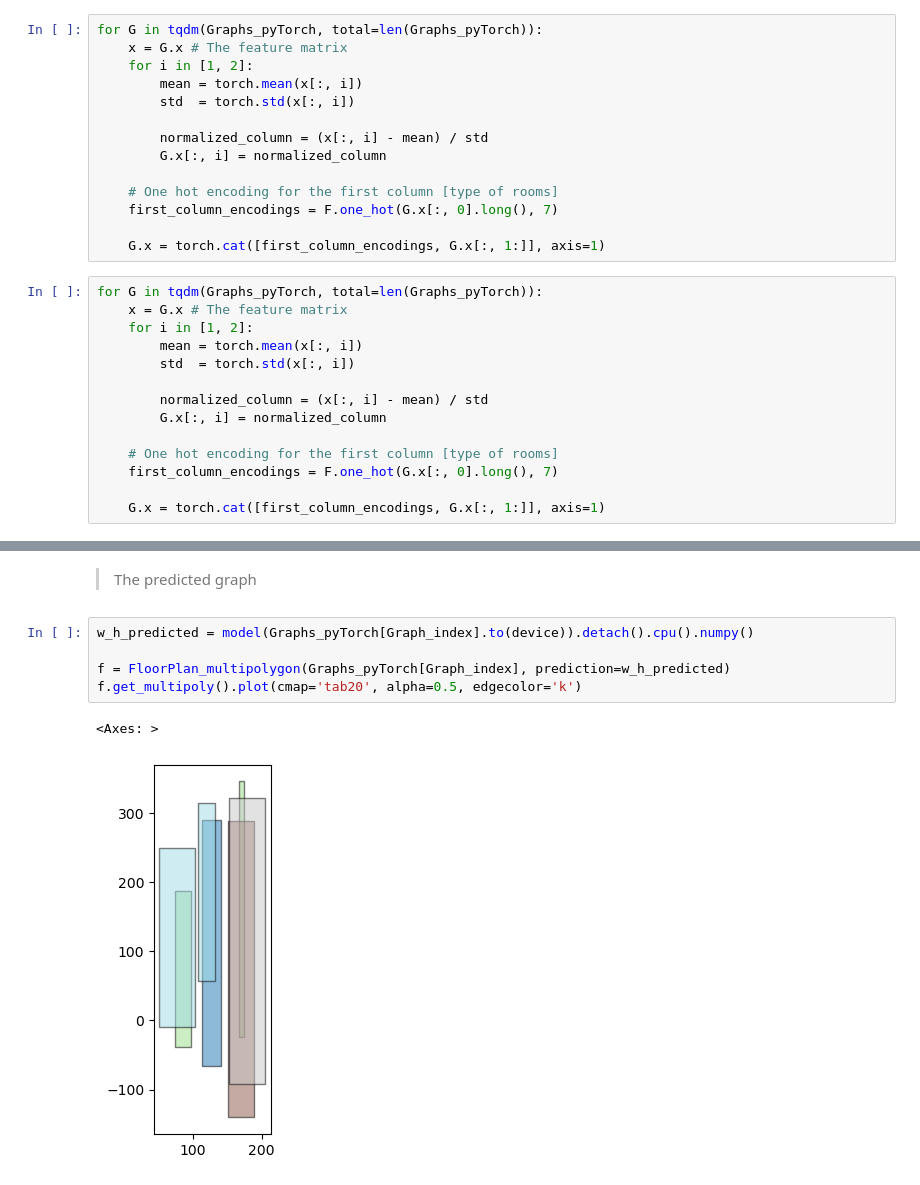
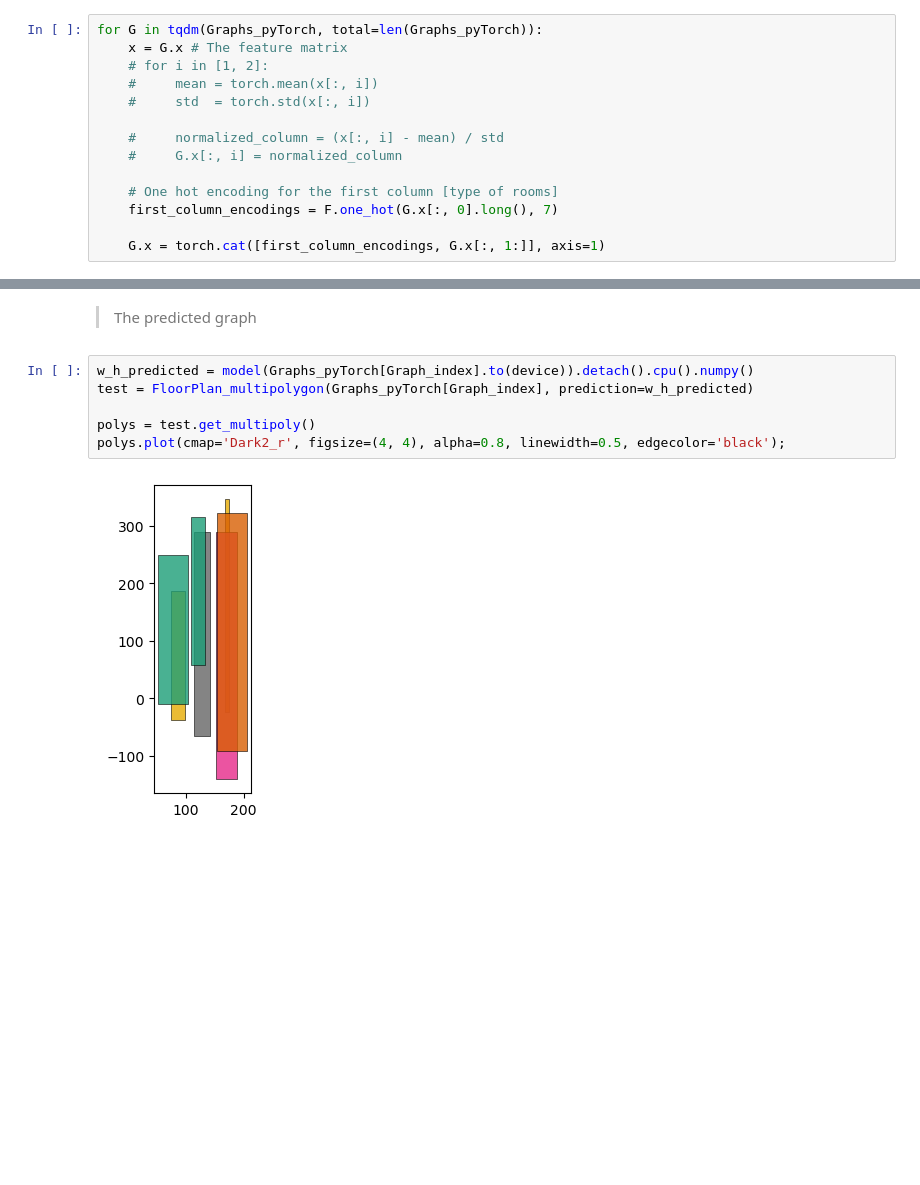
Before and after one commit to mo7amed7assan1911/Floor_Plan_Generation_using_GNNs, a Jupyter notebook: Regressions/squares_w_h/Testing_The_model.ipynb, the cells around one changed output, grey strips where cells are left out. Cells and saved outputs as stored; diff of their text form; blank space fills up the shorter version.

Commit message:
Solve a problem in one hot encoding, but there is a problem that the inputs needed to not be normalized with GeoSeries.plot()

```diff
--- a/Regressions/squares_w_h/Testing_The_model.ipynb
+++ b/Regressions/squares_w_h/Testing_The_model.ipynb
@@ -185,26 +183,12 @@ After: G_1 embedings are: tensor([[  0.0000,  81.9371, 137.1722],
-# %%
-for G in tqdm(Graphs_pyTorch, total=len(Graphs_pyTorch)):
-    x = G.x # The feature matrix
-    for i in [1, 2]:
-        mean = torch.mean(x[:, i])
-        std  = torch.std(x[:, i])
-
-        normalized_column = (x[:, i] - mean) / std
-        G.x[:, i] = normalized_column
-
-    # One hot encoding for the first column [type of rooms]
-    first_column_encodings = F.one_hot(G.x[:, 0].long(), 7)
-
-    G.x = torch.cat([first_column_encodings, G.x[:, 1:]], axis=1)
 # %%
 for G in tqdm(Graphs_pyTorch, total=len(Graphs_pyTorch)):
     x = G.x # The feature matrix
-    for i in [1, 2]:
-        mean = torch.mean(x[:, i])
-        std  = torch.std(x[:, i])
+    # for i in [1, 2]:
+    #     mean = torch.mean(x[:, i])
+    #     std  = torch.std(x[:, i])
 
-        normalized_column = (x[:, i] - mean) / std
-        G.x[:, i] = normalized_column
+    #     normalized_column = (x[:, i] - mean) / std
+    #     G.x[:, i] = normalized_column
 
     # One hot encoding for the first column [type of rooms]
     first_column_encodings = F.one_hot(G.x[:, 0].long(), 7)
@@ -433,9 +416,9 @@ polys.plot(cmap='Dark2_r', figsize=(4, 4), alpha=0.8)
 > The predicted graph
 # %%
 w_h_predicted = model(Graphs_pyTorch[Graph_index].to(device)).detach().cpu().numpy()
+test = FloorPlan_multipolygon(Graphs_pyTorch[Graph_index], prediction=w_h_predicted)
 
-f = FloorPlan_multipolygon(Graphs_pyTorch[Graph_index], prediction=w_h_predicted)
-f.get_multipoly().plot(cmap='tab20', alpha=0.5, edgecolor='k')
+polys = test.get_multipoly()
+polys.plot(cmap='Dark2_r', figsize=(4, 4), alpha=0.8, linewidth=0.5, edgecolor='black');
 # %% [output]
-<Axes: >
-[figure, old version]
+[figure, new version]
```
Also changed, not shown: parts of 2 cells of this notebook.
